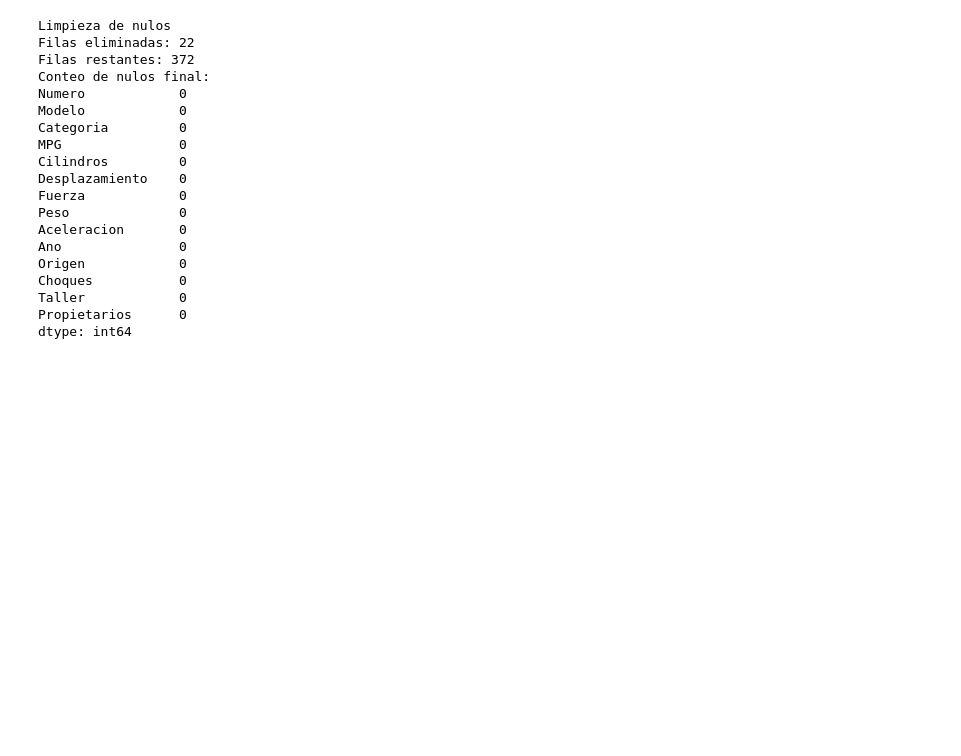
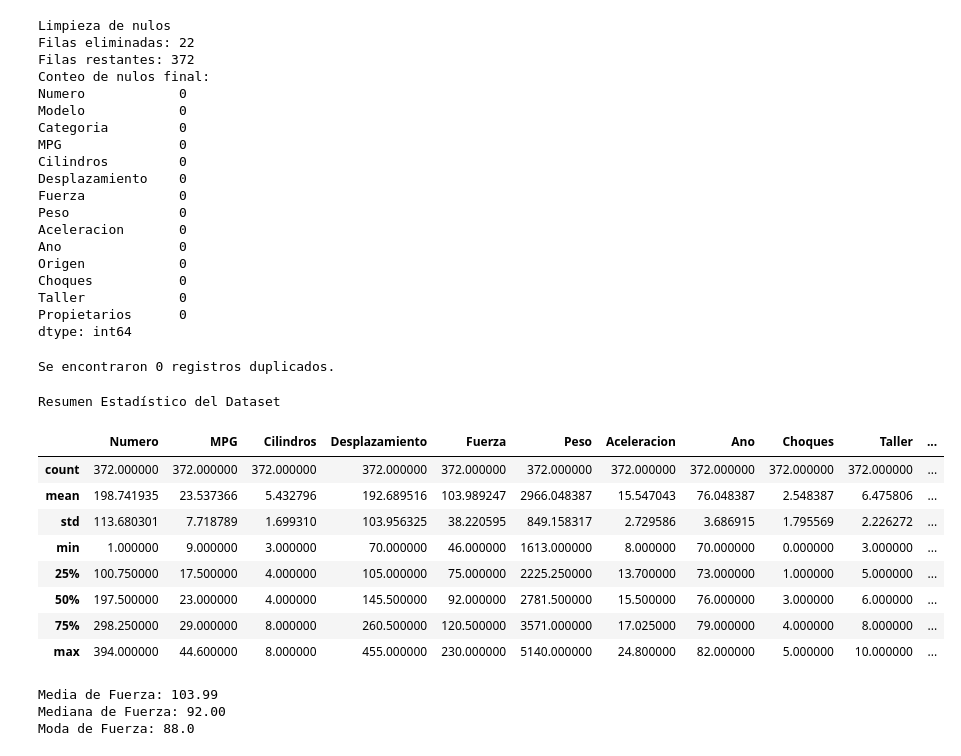
Before and after one commit to tomaspro56/EntregablesLogica, a Jupyter notebook: Analisis.ipynb, the cells around one changed output. Drawn from its saved outputs; the diff is of its cells as text; code cells hidden in the pictures; blank space fills up the shorter version.

```diff
--- a/Analisis.ipynb
+++ b/Analisis.ipynb
@@ -113,3 +113,33 @@ Choques           0
 Taller            0
 Propietarios      0
 dtype: int64
+# %%
+# Contar cuántas filas están exactamente repetidas
+n_duplicados = df.duplicated().sum()
+print(f"Se encontraron {n_duplicados} registros duplicados.")
+# %% [output]
+Se encontraron 0 registros duplicados.
+# %%
+# 3.1 Obtener el resumen estadístico completo
+print("Resumen Estadístico del Dataset")
+display(df.describe())
+# %% [output]
+Resumen Estadístico del Dataset
+|  | Numero | MPG | Cilindros | Desplazamiento | Fuerza | Peso | Aceleracion | Ano | Choques | Taller | ... |
+| count | 372.000000 | 372.000000 | 372.000000 | 372.000000 | 372.000000 | 372.000000 | 372.000000 | 372.000000 | 372.000000 | 372.000000 | ... |
+| mean | 198.741935 | 23.537366 | 5.432796 | 192.689516 | 103.989247 | 2966.048387 | 15.547043 | 76.048387 | 2.548387 | 6.475806 | ... |
+| std | 113.680301 | 7.718789 | 1.699310 | 103.956325 | 38.220595 | 849.158317 | 2.729586 | 3.686915 | 1.795569 | 2.226272 | ... |
+| min | 1.000000 | 9.000000 | 3.000000 | 70.000000 | 46.000000 | 1613.000000 | 8.000000 | 70.000000 | 0.000000 | 3.000000 | ... |
+| 25% | 100.750000 | 17.500000 | 4.000000 | 105.000000 | 75.000000 | 2225.250000 | 13.700000 | 73.000000 | 1.000000 | 5.000000 | ... |
+| 50% | 197.500000 | 23.000000 | 4.000000 | 145.500000 | 92.000000 | 2781.500000 | 15.500000 | 76.000000 | 3.000000 | 6.000000 | ... |
+| 75% | 298.250000 | 29.000000 | 8.000000 | 260.500000 | 120.500000 | 3571.000000 | 17.025000 | 79.000000 | 4.000000 | 8.000000 | ... |
+| max | 394.000000 | 44.600000 | 8.000000 | 455.000000 | 230.000000 | 5140.000000 | 24.800000 | 82.000000 | 5.000000 | 10.000000 | ... |
+# %%
+# 3.2 Calculando medidas específicas para la columna Fuerza
+print(f"Media de Fuerza: {df['Fuerza'].mean():.2f}")
+print(f"Mediana de Fuerza: {df['Fuerza'].median():.2f}")
+print(f"Moda de Fuerza: {df['Fuerza'].mode()[0]}")
+# %% [output]
+Media de Fuerza: 103.99
+Mediana de Fuerza: 92.00
+Moda de Fuerza: 88.0
```
Also changed, not shown: parts of 7 cells of this notebook.
